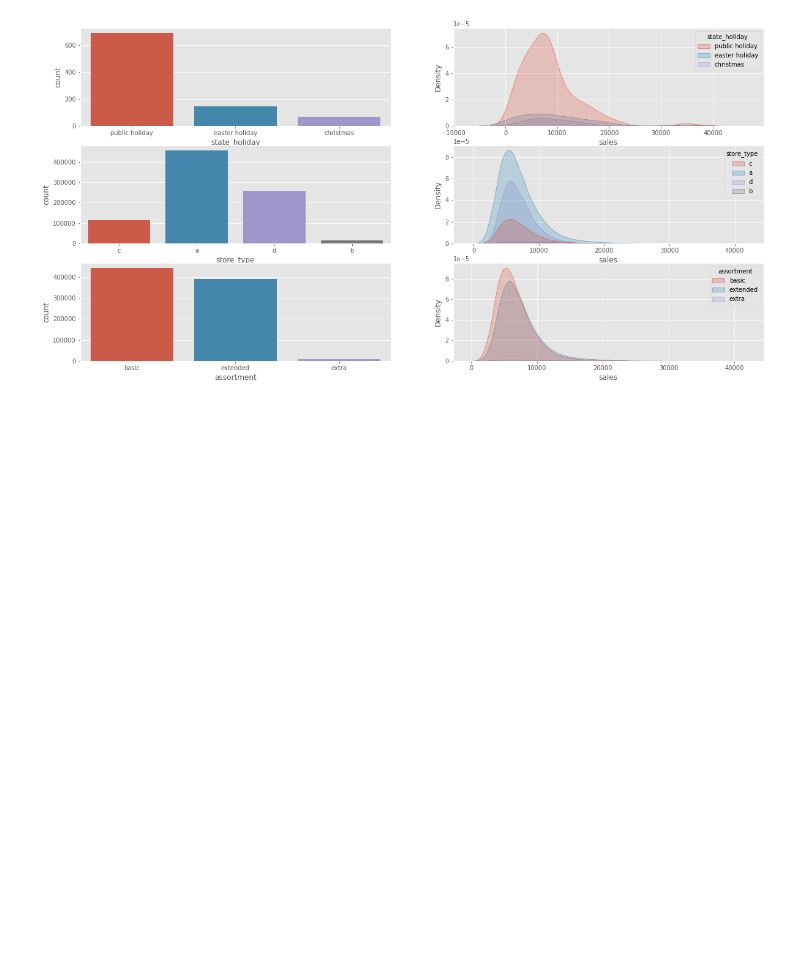
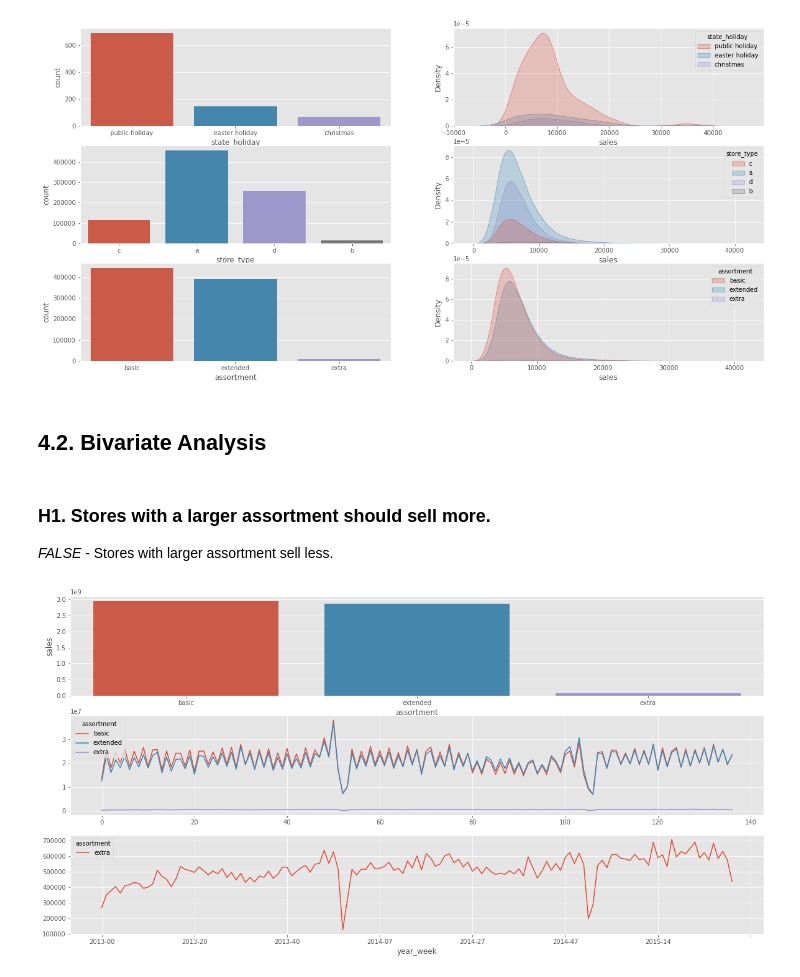
Before and after one commit to vfamim/Rossman-Sales, a Jupyter notebook: notebook/c01_01_Rossman.ipynb, the cells around one changed output. Drawn from its saved outputs; the diff is of its cells as text; code cells hidden in the pictures; blank space fills up the shorter version.

Commit message:
start bivariate analysis

```diff
--- a/notebook/c01_01_Rossman.ipynb
+++ b/notebook/c01_01_Rossman.ipynb
@@ -567,3 +567,33 @@ sns.kdeplot(data=df4, x='sales', hue='assortment', shade=True, ax=ax[2,1])
 plt.show()
 # %% [output]
 [figure]
+# %% [markdown]
+## 4.2. Bivariate Analysis
+# %% [markdown]
+### H1. Stores with a larger assortment should sell more.
+*FALSE* - Stores with larger assortment sell less.
+# %%
+# grouping assortment
+aux1 = df4[['assortment', 'sales']].groupby('assortment').sum().reset_index()
+# grouping by year weeek and assortment
+aux2 = df4[['year_week', 'assortment', 'sales']].groupby(['year_week', 'assortment'])\
+    .sum().reset_index()
+# pivot dataframe
+pv_aux2 = aux2.pivot(index='year_week', columns='assortment', values='sales').\
+    reset_index()
+# checking assortment extra
+aux3 = aux2[aux2['assortment'] == 'extra']
+pv_aux3 = aux3.pivot(index='year_week', columns='assortment', values='sales')
+
+# setting fig and axes
+fig, ax = plt.subplots(3,1)
+# subplot 1
+sns.barplot(data=aux1, x='assortment', y='sales', ax=ax[0])
+# subplot 2
+pv_aux2.plot(ax=ax[1])
+# subplot 3
+pv_aux3.plot(ax=ax[2])
+# show plot
+plt.show()
+# %% [output]
+[figure, added]
```
Also changed, not shown: parts of 14 cells of this notebook.
